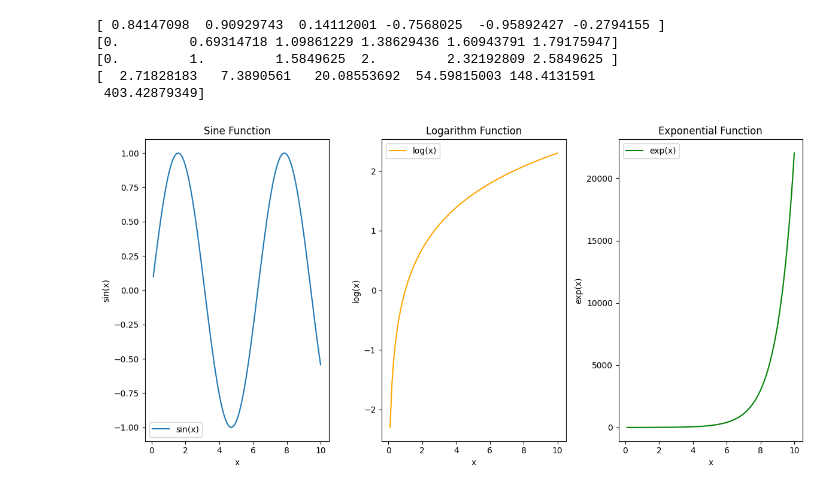
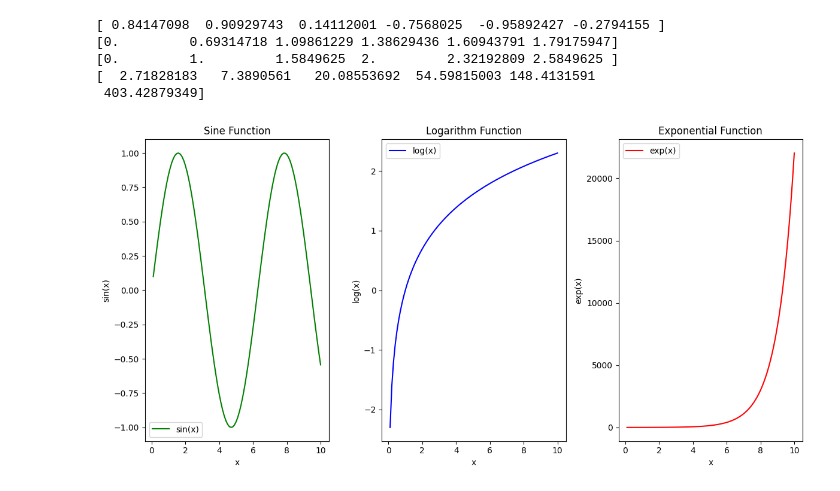
Before and after one commit to chsrinidh/AIML-Lab, a Jupyter notebook: aiml.ipynb, the cells around one changed output. Cells and saved outputs as stored; diff of their text form; code cells hidden in the pictures.

```diff
--- a/aiml.ipynb
+++ b/aiml.ipynb
@@ -67,34 +67,34 @@ y_log = np.log(x)
 y_exp = np.exp(x)
 
 # Plot the results
 plt.figure(figsize=(12, 6))
 
 # Plot sine
 plt.subplot(1, 3, 1)
-plt.plot(x, y_sin, label='sin(x)')
+plt.plot(x, y_sin, label='sin(x)',color='green')
 plt.title('Sine Function')
 plt.xlabel('x')
 plt.ylabel('sin(x)')
 plt.legend()
 
 # Plot logarithm
 plt.subplot(1, 3, 2)
-plt.plot(x, y_log, label='log(x)', color='orange')
+plt.plot(x, y_log, label='log(x)', color='blue')
 plt.title('Logarithm Function')
 plt.xlabel('x')
 plt.ylabel('log(x)')
 plt.legend()
 
 # Plot exponential
 plt.subplot(1, 3, 3)
-plt.plot(x, y_exp, label='exp(x)', color='green')
+plt.plot(x, y_exp, label='exp(x)', color='red')
 plt.title('Exponential Function')
 plt.xlabel('x')
 plt.ylabel('exp(x)')
 plt.legend()
 
 # Show plots
 plt.tight_layout()
 plt.show()
 # %% [output]
-[figure, old version]
+[figure, new version]
```
